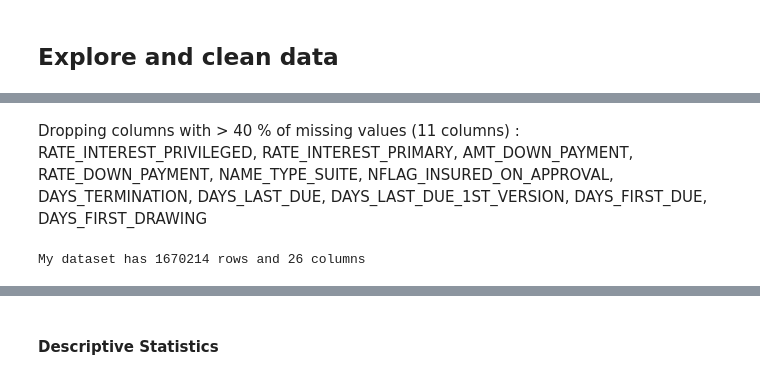
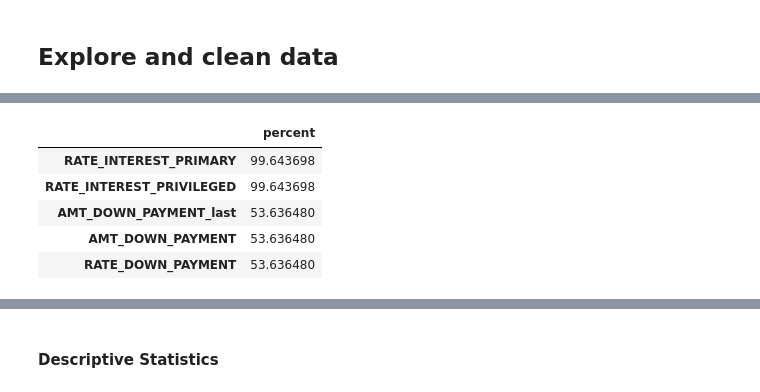
Before and after one commit to nboratlay/HomeCreditDefaultRisk, a Jupyter notebook: Prev_application_table.ipynb, the cells around one changed output, grey strips where cells are left out. Cells and saved outputs as stored; diff of their text form; code cells hidden in the pictures.

```diff
--- a/Prev_application_table.ipynb
+++ b/Prev_application_table.ipynb
@@ -26,3 +23,3 @@ from sklearn.compose import ColumnTransformer
 # %%
-#Read the data into pandas dataframe
-df = pd.read_csv('previous_application.csv')
+# Read the data into pandas dataframe
+df = pd.read_csv('data/previous_application.csv')
@@ -93,8 +67,6 @@ Since we are not interested in all the columns, we can drop some of these to mak
 # %%
 # Function that calculates the percentage of missing values
-def calc_percent_NAs(df):
-    nans = pd.DataFrame(df.isnull().sum().sort_values(ascending=False)/len(df), columns=['percent'])
+def percent_missing(df):
+    nans = pd.DataFrame(df.isnull().sum().sort_values(ascending=False)/len(df)*100, columns=['percent'])
     idx = nans['percent'] > 0
     return nans[idx]
-# Let's use above function to look at top ten columns with NaNs
-calc_percent_NAs(df).head(15)
@@ -118,12 +72,0 @@ calc_percent_NAs(df).head(15)
-# %% [markdown]
-Dropping columns with > 40 % of missing values (11 columns) :
-<br>
-RATE_INTEREST_PRIVILEGED, RATE_INTEREST_PRIMARY, AMT_DOWN_PAYMENT,  RATE_DOWN_PAYMENT, NAME_TYPE_SUITE, NFLAG_INSURED_ON_APPROVAL, DAYS_TERMINATION, DAYS_LAST_DUE, DAYS_LAST_DUE_1ST_VERSION,  DAYS_FIRST_DUE, DAYS_FIRST_DRAWING
-# %%
-#drop columns with > 40% NaNs
-df.drop(['RATE_INTEREST_PRIVILEGED', 'RATE_INTEREST_PRIMARY', 'AMT_DOWN_PAYMENT', 'RATE_DOWN_PAYMENT', 'NAME_TYPE_SUITE', 'NFLAG_INSURED_ON_APPROVAL', 'DAYS_TERMINATION', 'DAYS_LAST_DUE_1ST_VERSION', 'DAYS_FIRST_DUE', 'DAYS_FIRST_DRAWING', 'DAYS_LAST_DUE'], axis = 1, inplace=True)
-# %%
-# How large is my dataset?
-print(f"My dataset has {df.shape[0]} rows and {df.shape[1]} columns")
-# %% [output]
-My dataset has 1670214 rows and 26 columns
@@ -132,0 +73,9 @@ df.drop(['WEEKDAY_APPR_PROCESS_START', 'HOUR_APPR_PROCESS_START'], axis = 1, inp
+# %%
+percent_missing(df).head()
+# %% [output]
+|  | percent |
+| RATE_INTEREST_PRIMARY | 99.643698 |
+| RATE_INTEREST_PRIVILEGED | 99.643698 |
+| AMT_DOWN_PAYMENT_last | 53.636480 |
+| AMT_DOWN_PAYMENT | 53.636480 |
+| RATE_DOWN_PAYMENT | 53.636480 |
```
Also changed, not shown: parts of 158 cells of this notebook, 3 other files.
